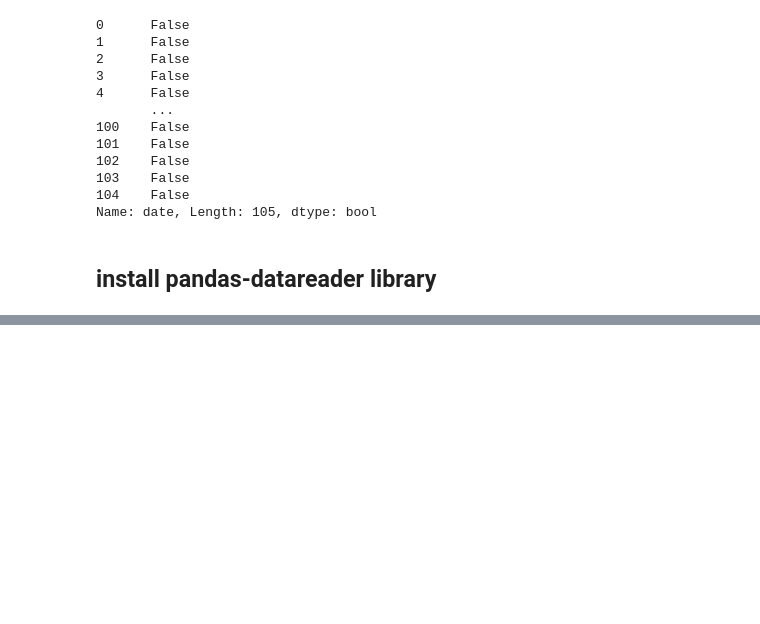
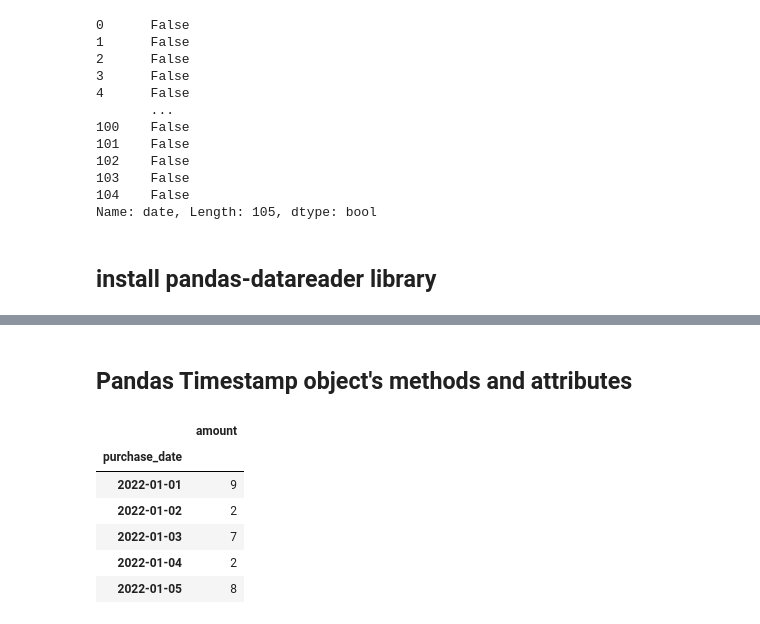
Before and after one commit to jack-cao-623/python_learning, a Jupyter notebook: pandas_dates_and_times.ipynb, the cells around one changed output, grey strips where cells are left out. Saved outputs shown, nothing was run; the diff lists cells and outputs as text; code cells hidden in the pictures; blank space fills up the shorter version.

```diff
--- a/pandas_dates_and_times.ipynb
+++ b/pandas_dates_and_times.ipynb
@@ -570,0 +770,12 @@ Name: date, Length: 105, dtype: bool
+# %% [markdown]
+## Pandas Timestamp object's methods and attributes
+# %%
+fake_df.head()
+# %% [output]
+|  | amount |
+| purchase_date |  |
+| 2022-01-01 | 9 |
+| 2022-01-02 | 2 |
+| 2022-01-03 | 7 |
+| 2022-01-04 | 2 |
+| 2022-01-05 | 8 |
```
Also changed, not shown: parts of 17 cells of this notebook.
